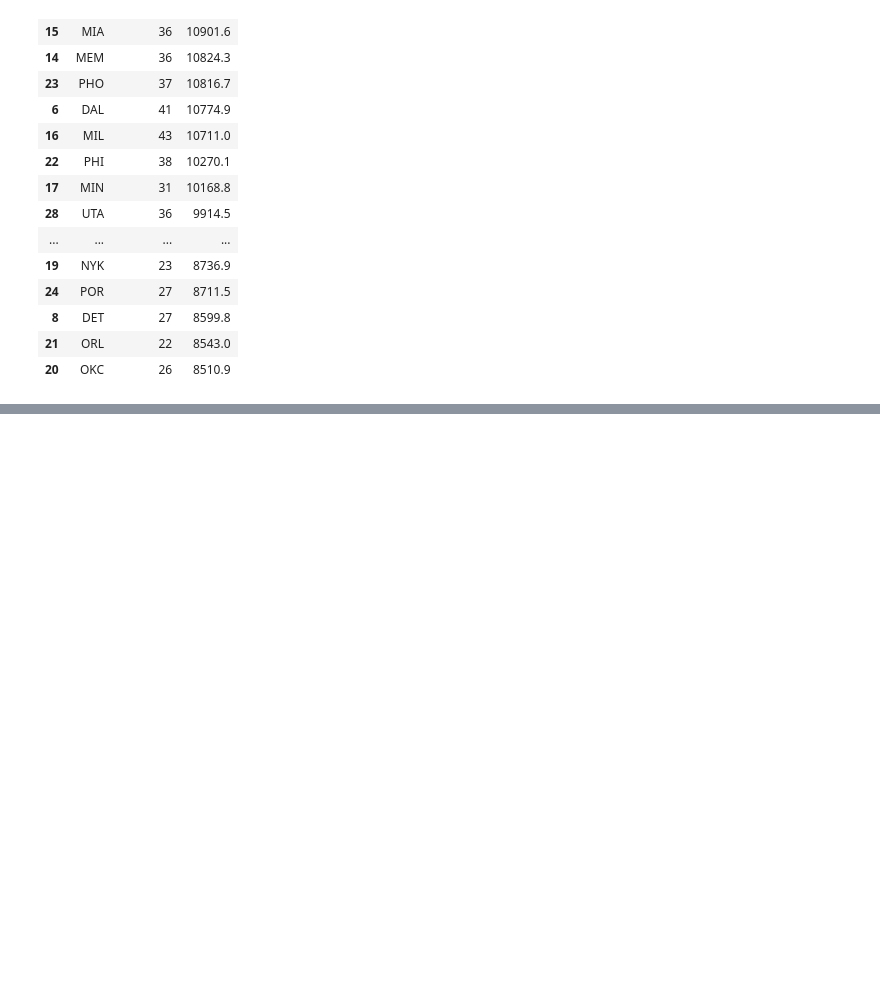
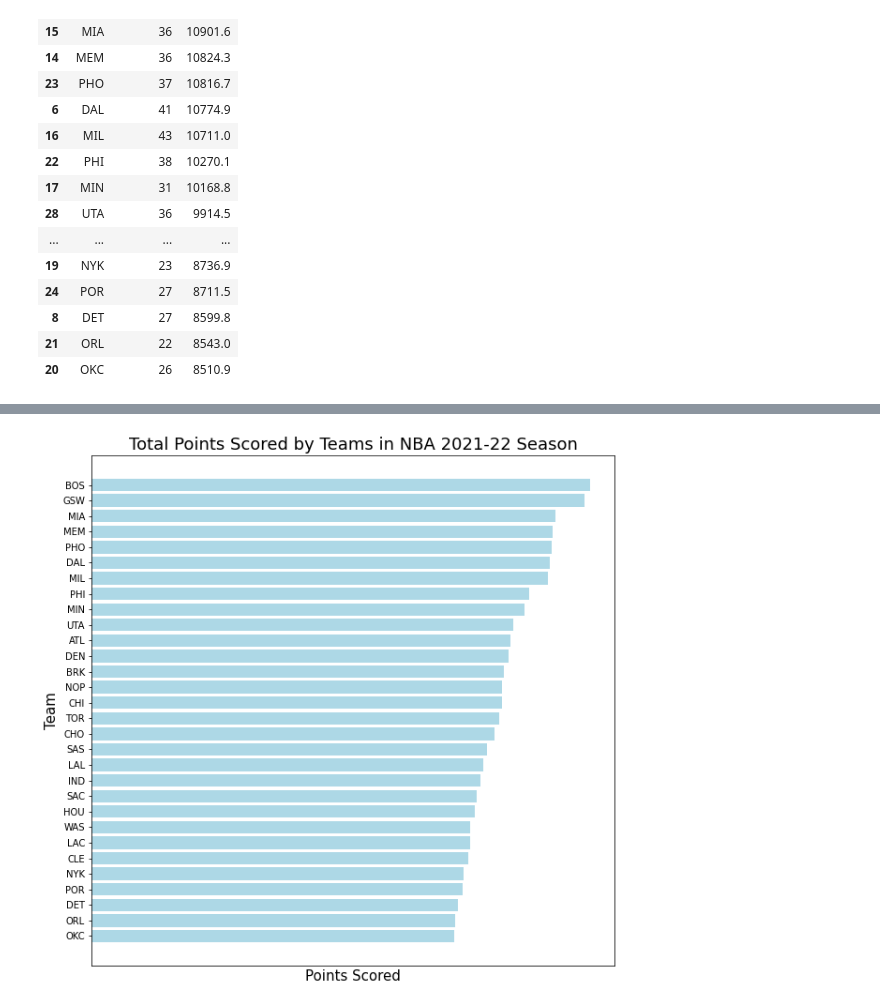
Before and after one commit to GoAshim/EDA, a Jupyter notebook: EDA_1_NBA_Player_Stats_for_Entire_Career.ipynb, the cells around one changed output, grey strips where cells are left out. Cells and saved outputs as stored; diff of their text form; code cells hidden in the pictures; blank space fills up the shorter version.

```diff
--- a/EDA_1_NBA_Player_Stats_for_Entire_Career.ipynb
+++ b/EDA_1_NBA_Player_Stats_for_Entire_Career.ipynb
@@ -314,0 +343,13 @@ df2[df2['season'] == '2021-22'].groupby('team').agg({'player_id' : 'count', 'poi
+# %%
+# So from the above 2 bar graphs, we can see that the horizontal bar graph is better, however we need to increase the graph size and
+# some more customization to improve the readability of the graph
+
+plt.figure(figsize=(10, 10))
+plt.barh(df03['team'], df03['points'], color='lightblue')
+plt.xlabel('Points Scored', fontsize = 15)
+plt.xticks([]) # This will remove the scale on the x axis
+plt.ylabel('Team', fontsize = 15)
+plt.title('Total Points Scored by Teams in NBA 2021-22 Season', fontsize = 18)
+plt.show()
+# %% [output]
+[figure, added]
```
Also changed, not shown: parts of 8 cells of this notebook.
